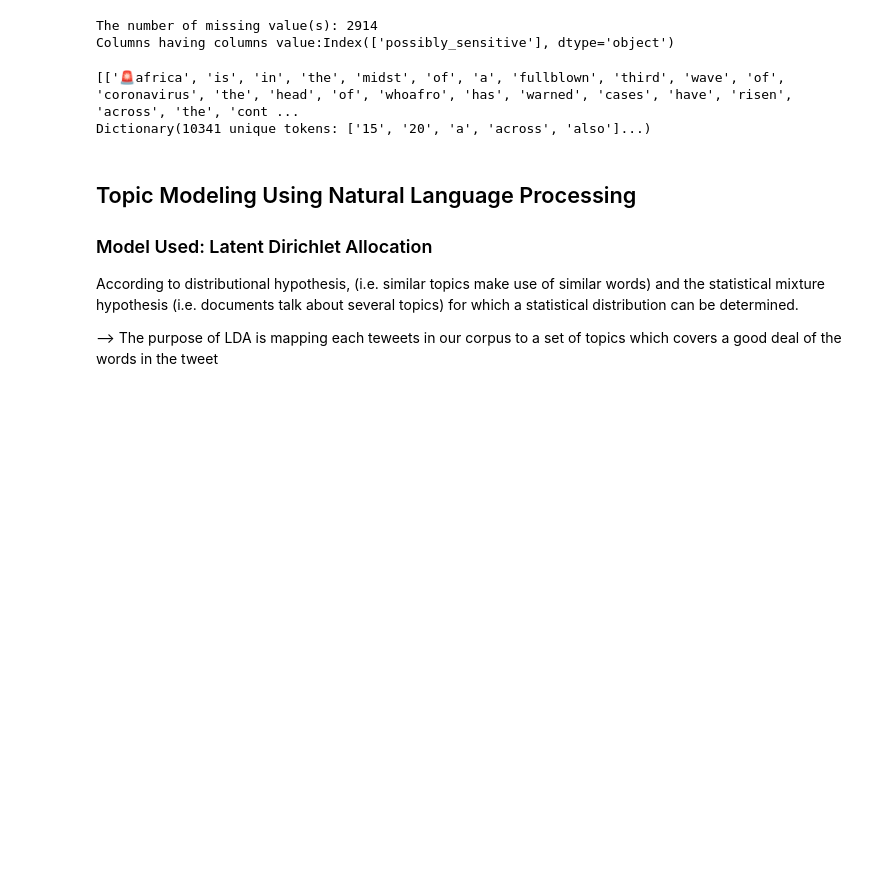
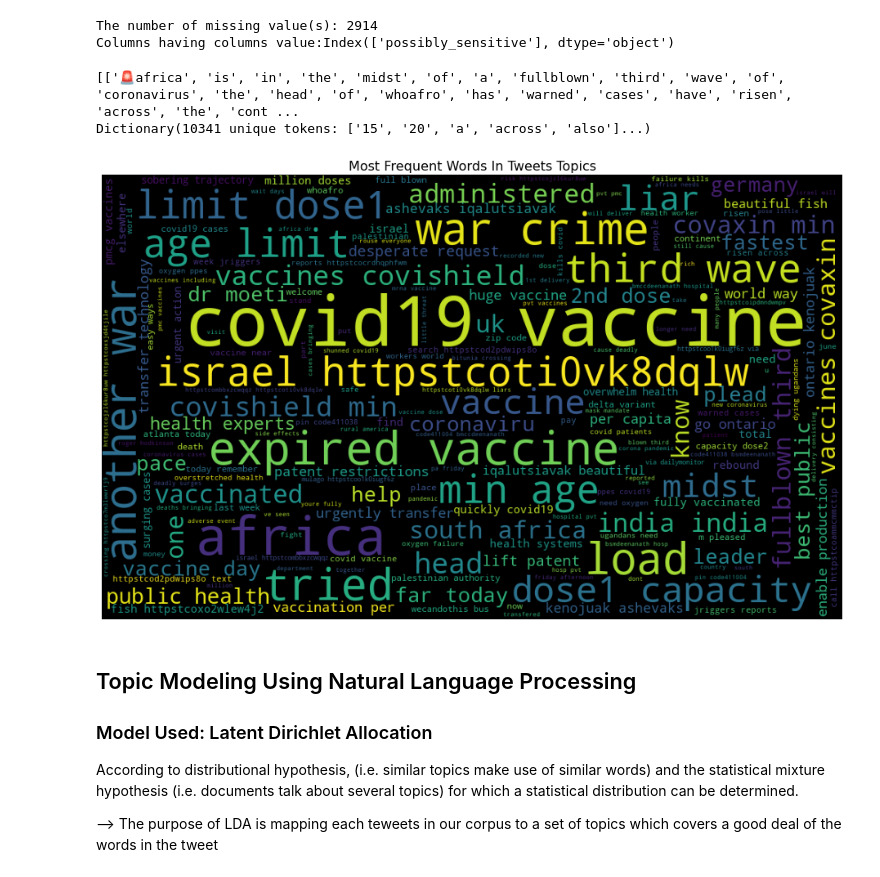
Before and after one commit to Caphace-Ethan/10Academy, a Jupyter notebook: Topic_Modeling_Sentiment_analysis.ipynb, the cells around one changed output. Saved outputs shown, nothing was run; the diff lists cells and outputs as text; code cells hidden in the pictures; blank space fills up the shorter version.

Commit message:
Using wordCloud to plot the occurence of Tweet's Topic words

```diff
--- a/Topic_Modeling_Sentiment_analysis.ipynb
+++ b/Topic_Modeling_Sentiment_analysis.ipynb
@@ -252,18 +252,27 @@ class CleanedTextProcessing:
 
 
 
-    return word_list, word_to_id, corpus_1
+    return tweet_df, word_list, word_to_id, corpus_1
 # %%
 PrepareData_obj=CleanedTextProcessing(tweet_df)
-word_list ,id2word,corpus=PrepareData_obj.preprocess_cleaned_text()
+tweet_df, word_list ,id2word,corpus=PrepareData_obj.preprocess_cleaned_text()
-# %%
-# Results of Cleaned_text processing
-# print(corpus)
-print(word_list[:2])
-print(id2word)
-# %% [output]
-[['🚨africa', 'is', 'in', 'the', 'midst', 'of', 'a', 'fullblown', 'third', 'wave', 'of', 'coronavirus', 'the', 'head', 'of', 'whoafro', 'has', 'warned', 'cases', 'have', 'risen', 'across', 'the', 'cont ...
-Dictionary(10341 unique tokens: ['15', '20', 'a', 'across', 'also']...)
+# %%
+# Results of Cleaned_text processing
+# print(corpus)
+print(word_list[:2])
+print(id2word)
+
+# Ploting Occurence of Words
+
+plt.figure(figsize=(20, 10))
+plt.imshow(WordCloud(width=1000,height=600,stopwords=STOPWORDS).generate(' '.join(tweet_df.cleaned_text .values)))
+plt.axis('off')
+plt.title('Most Frequent Words In Tweets Topics',fontsize=16)
+plt.show()
+# %% [output]
+[['🚨africa', 'is', 'in', 'the', 'midst', 'of', 'a', 'fullblown', 'third', 'wave', 'of', 'coronavirus', 'the', 'head', 'of', 'whoafro', 'has', 'warned', 'cases', 'have', 'risen', 'across', 'the', 'cont ...
+Dictionary(10341 unique tokens: ['15', '20', 'a', 'across', 'also']...)
+[figure, added]
 # %% [markdown]
 ## Topic Modeling Using Natural Language Processing
 
```
Also changed, not shown: parts of 4 cells of this notebook.
